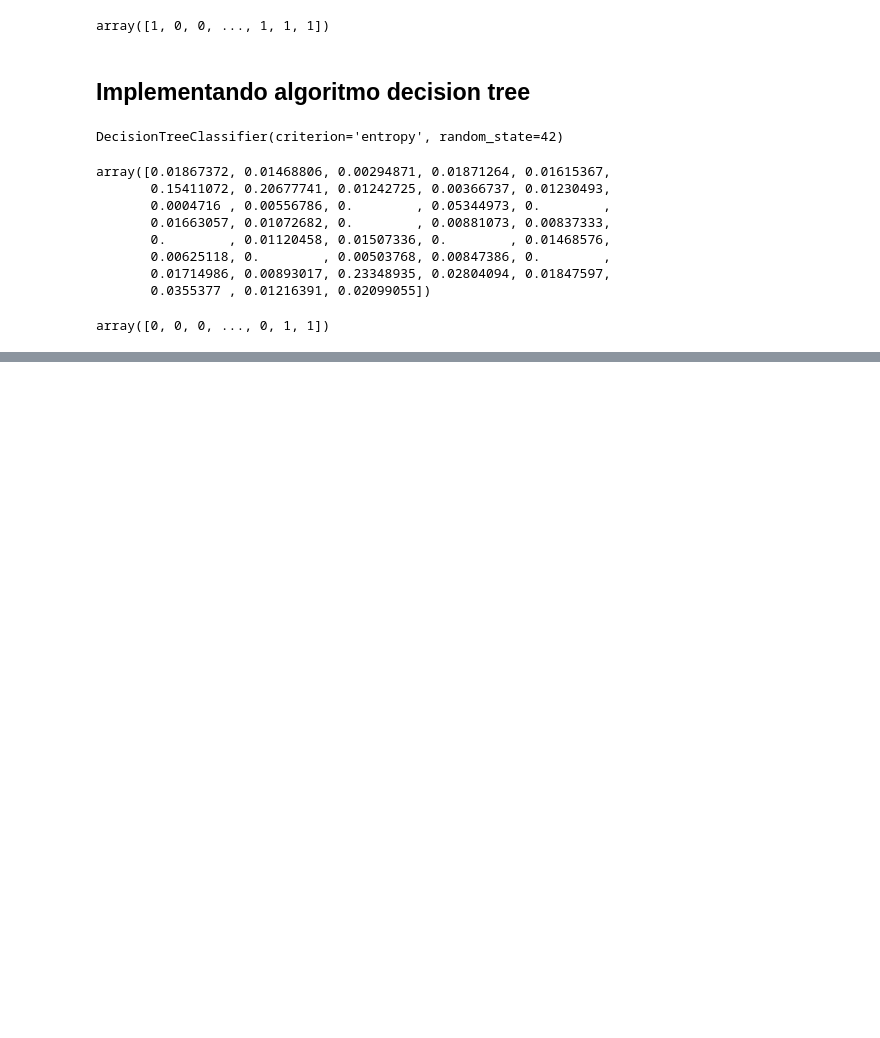
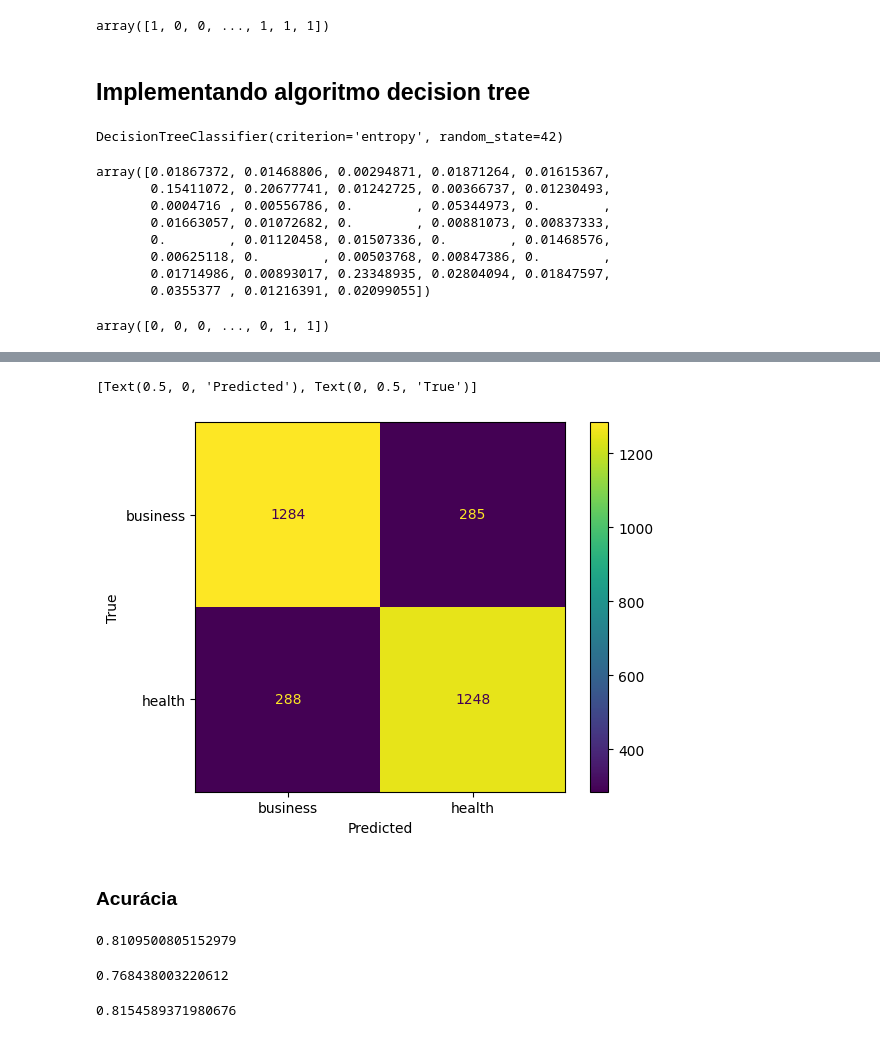
Before and after one commit to alvesalex-AI/al-ml, a Jupyter notebook: ML_Classificacao_por_tras_dos_panos/project_ml1.ipynb, the cells around one changed output, grey strips where cells are left out. Cells and saved outputs as stored; diff of their text form; code cells hidden in the pictures; blank space fills up the shorter version.

```diff
--- a/ML_Classificacao_por_tras_dos_panos/project_ml1.ipynb
+++ b/ML_Classificacao_por_tras_dos_panos/project_ml1.ipynb
@@ -251,0 +280,13 @@ array([0, 0, 0, ..., 0, 1, 1])
+# %%
+# resultado decision tree
+
+cm_ad = confusion_matrix(y_teste, predito_arvoredecisao)
+
+cmd = ConfusionMatrixDisplay(cm_ad, display_labels=['business','health'])
+cmd.plot()
+cmd.ax_.set(xlabel='Predicted', ylabel='True')
+# %% [output]
+[Text(0.5, 0, 'Predicted'), Text(0, 0.5, 'True')]
+[figure, added]
+# %% [markdown]
+### Acurácia
@@ -251,0 +295,15 @@ array([0, 0, 0, ..., 0, 1, 1])
+# %%
+# modelo Rnn
+print(accuracy_score(y_teste, predito_knn))
+# %% [output]
+0.8109500805152979
+# %%
+# modelo Naive Base
+print(accuracy_score(y_teste, predito_bnb))
+# %% [output]
+0.768438003220612
+# %%
+# modelo decision tree
+print(accuracy_score(y_teste, predito_arvoredecisao))
+# %% [output]
+0.8154589371980676
```
Also changed, not shown: parts of 26 cells of this notebook.
